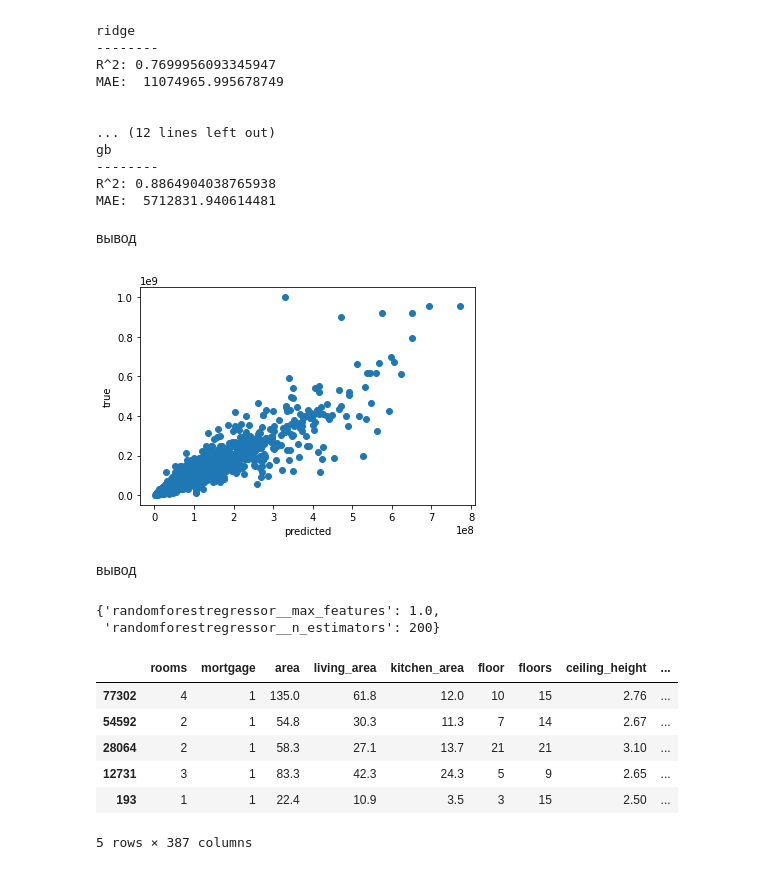
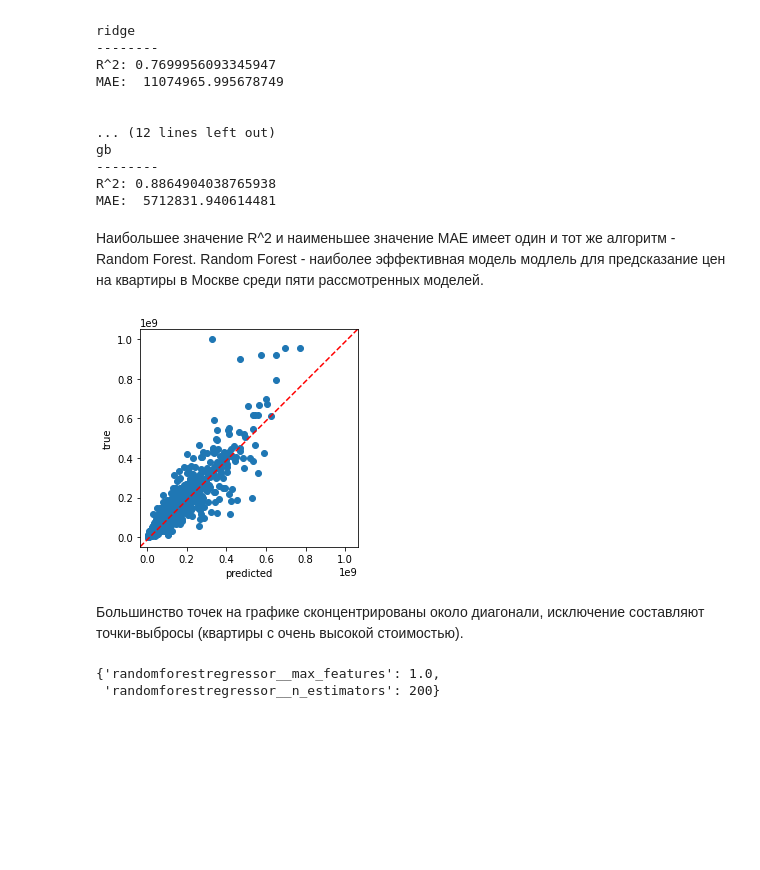
Before and after one commit to AlexShabanova/cian_project, a Jupyter notebook: application/model_training.ipynb, the cells around one changed output. Cells and saved outputs as stored; diff of their text form; code cells hidden in the pictures; blank space fills up the shorter version.

Commit message:
scatter plot in model_training.ipynb fixed, conclusions added

```diff
--- a/application/model_training.ipynb
+++ b/application/model_training.ipynb
@@ -261,18 +261,23 @@ gb
 --------
 R^2: 0.8864904038765938
 MAE:  5712831.940614481
-# %% [markdown]
-вывод
+# %% [markdown]
+Наибольшее значение R^2 и наименьшее значение MAE имеет один и тот же алгоритм - Random Forest.
+Random Forest - наиболее эффективная модель модлель для предсказание цен на квартиры в Москве среди пяти рассмотренных моделей.
 # %%
+# точечный график истинных и предсказанных значений
 rf_pred = fitted_models['rf'].predict(X_test)
-plt.scatter(rf_pred, y_test)
+f, ax = plt.subplots(1)
+ax.scatter(rf_pred, y_test)
+ax.plot([0, 1], [0, 1], transform=ax.transAxes, color='r', ls='--')
 plt.xlabel('predicted')
 plt.ylabel('true')
-plt.show()
+plt.axis('square')
+plt.show(f)
 # %% [output]
-[figure, old version]
+[figure, new version]
-# %% [markdown]
-вывод
+# %% [markdown]
+Большинство точек на графике сконцентрированы около диагонали, исключение составляют точки-выбросы (квартиры с очень высокой стоимостью).
 # %%
 # гиперпараметры лучшей модели
 fitted_models['rf'].best_params_
@@ -295,13 +300,3 @@ with open('fitted_models/rf_model.pkl', 'wb') as f:
 
 with open('fitted_models/gb_model.pkl', 'wb') as f:
     pickle.dump(fitted_models['gb'].best_estimator_, f)
-# %%
-X_test.head(5)
-# %% [output]
-|  | rooms | mortgage | area | living_area | kitchen_area | floor | floors | ceiling_height | ... |
-| 77302 | 4 | 1 | 135.0 | 61.8 | 12.0 | 10 | 15 | 2.76 | ... |
-| 54592 | 2 | 1 | 54.8 | 30.3 | 11.3 | 7 | 14 | 2.67 | ... |
-| 28064 | 2 | 1 | 58.3 | 27.1 | 13.7 | 21 | 21 | 3.10 | ... |
-| 12731 | 3 | 1 | 83.3 | 42.3 | 24.3 | 5 | 9 | 2.65 | ... |
-| 193 | 1 | 1 | 22.4 | 10.9 | 3.5 | 3 | 15 | 2.50 | ... |
-5 rows × 387 columns
```
Also changed, not shown: parts of 9 cells of this notebook, 1 other file.
